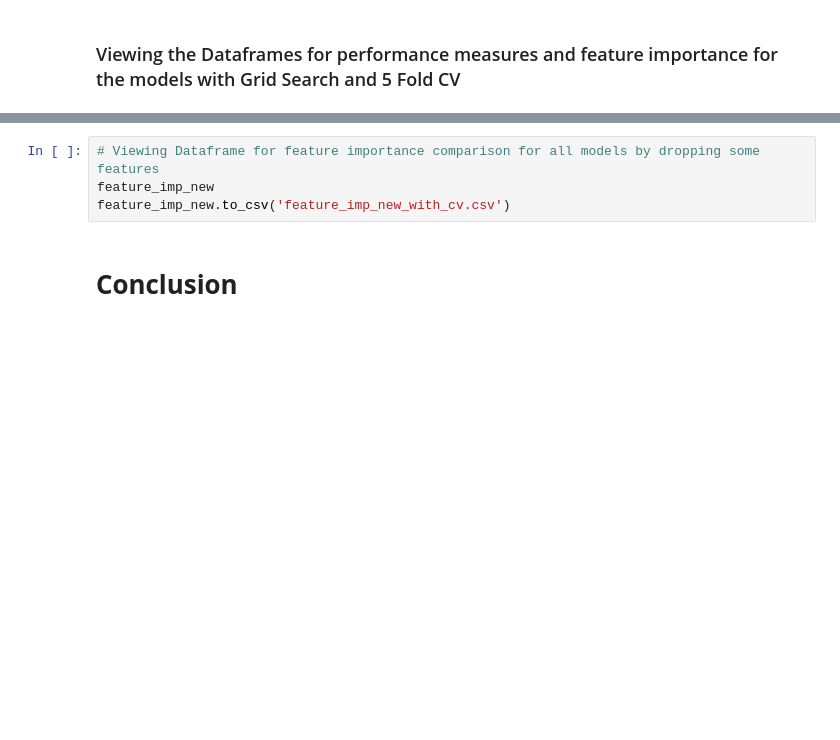
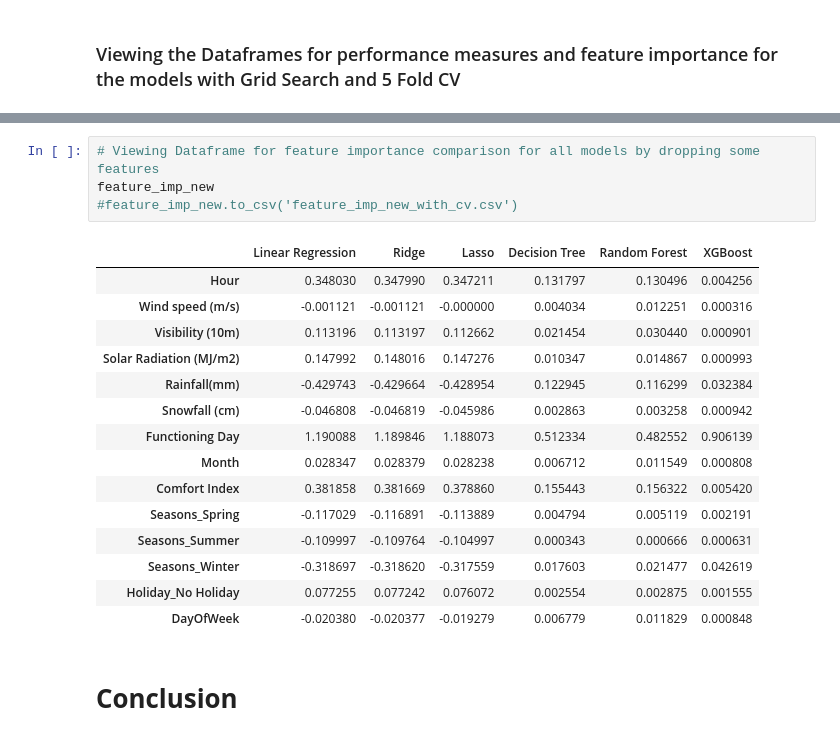
Before and after one commit to sudhir-singh94/Regression_Seoul_Bike_Data, a Jupyter notebook: Regression_Seoul_Bike_Data.ipynb, the cells around one changed output, grey strips where cells are left out. Drawn from its saved outputs; the diff is of its cells as text; blank space fills up the shorter version.

```diff
--- a/Regression_Seoul_Bike_Data.ipynb
+++ b/Regression_Seoul_Bike_Data.ipynb
@@ -1693,7 +1727,23 @@ feature_imp_all.to_csv('feature_imp_all_with_cv.csv')
 # %%
 # Viewing Dataframe for feature importance comparison for all models by dropping some features
 feature_imp_new
-feature_imp_new.to_csv('feature_imp_new_with_cv.csv')
+#feature_imp_new.to_csv('feature_imp_new_with_cv.csv')
+# %% [output]
+|  | Linear Regression | Ridge | Lasso | Decision Tree | Random Forest | XGBoost |
+| Hour | 0.348030 | 0.347990 | 0.347211 | 0.131797 | 0.130496 | 0.004256 |
+| Wind speed (m/s) | -0.001121 | -0.001121 | -0.000000 | 0.004034 | 0.012251 | 0.000316 |
+| Visibility (10m) | 0.113196 | 0.113197 | 0.112662 | 0.021454 | 0.030440 | 0.000901 |
+| Solar Radiation (MJ/m2) | 0.147992 | 0.148016 | 0.147276 | 0.010347 | 0.014867 | 0.000993 |
+| Rainfall(mm) | -0.429743 | -0.429664 | -0.428954 | 0.122945 | 0.116299 | 0.032384 |
+| Snowfall (cm) | -0.046808 | -0.046819 | -0.045986 | 0.002863 | 0.003258 | 0.000942 |
+| Functioning Day | 1.190088 | 1.189846 | 1.188073 | 0.512334 | 0.482552 | 0.906139 |
+| Month | 0.028347 | 0.028379 | 0.028238 | 0.006712 | 0.011549 | 0.000808 |
+| Comfort Index | 0.381858 | 0.381669 | 0.378860 | 0.155443 | 0.156322 | 0.005420 |
+| Seasons_Spring | -0.117029 | -0.116891 | -0.113889 | 0.004794 | 0.005119 | 0.002191 |
+| Seasons_Summer | -0.109997 | -0.109764 | -0.104997 | 0.000343 | 0.000666 | 0.000631 |
+| Seasons_Winter | -0.318697 | -0.318620 | -0.317559 | 0.017603 | 0.021477 | 0.042619 |
+| Holiday_No Holiday | 0.077255 | 0.077242 | 0.076072 | 0.002554 | 0.002875 | 0.001555 |
+| DayOfWeek | -0.020380 | -0.020377 | -0.019279 | 0.006779 | 0.011829 | 0.000848 |
 # %% [markdown]
 # **Conclusion**
 # %% [markdown]
```
Also changed, not shown: parts of 3 cells of this notebook.
